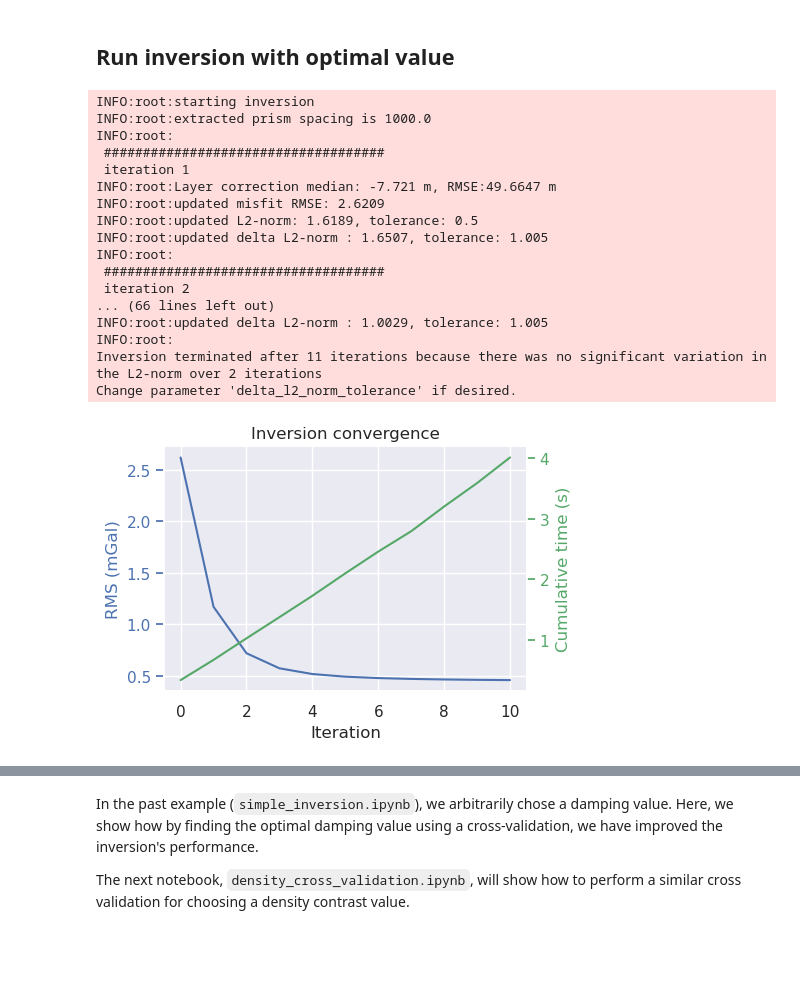
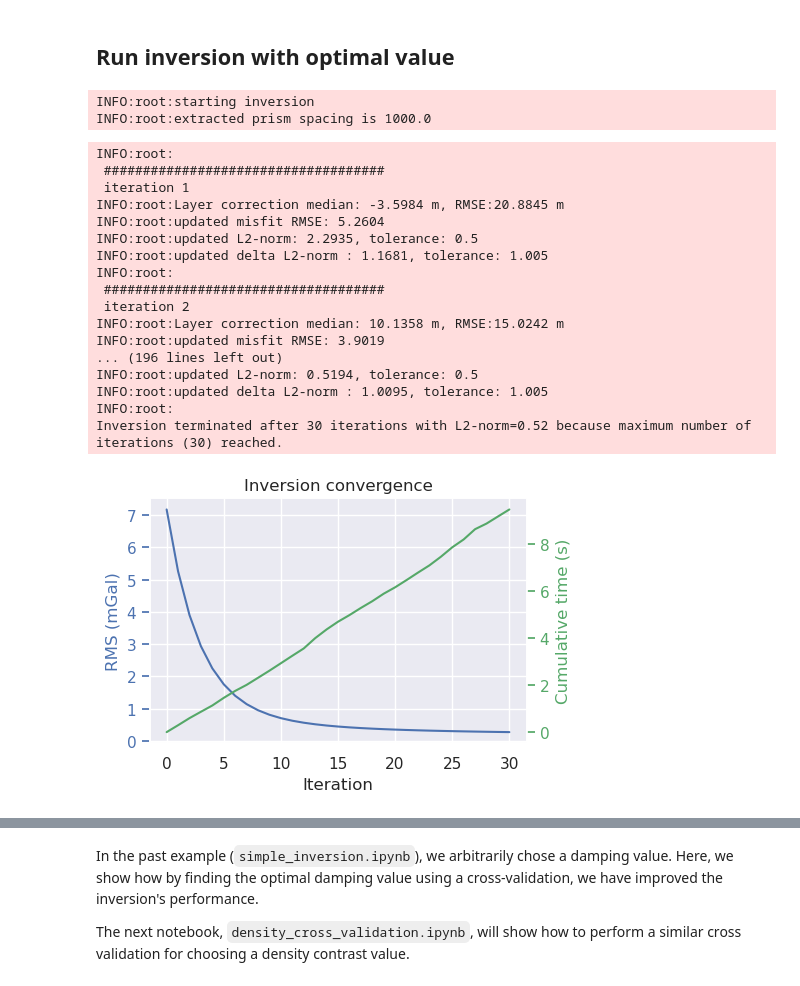
Before and after one commit to mdtanker/invert4geom, a Jupyter notebook: docs/user_guide/damping_cross_validation.ipynb, the cells around one changed output, grey strips where cells are left out. Cells and saved outputs as stored; diff of their text form; code cells hidden in the pictures; blank space fills up the shorter version.

```diff
--- a/docs/user_guide/damping_cross_validation.ipynb
+++ b/docs/user_guide/damping_cross_validation.ipynb
@@ -260,46 +264,48 @@ plotting.plot_cv_scores(
 # %%
 # set Python's logging level
 logger = logging.getLogger()
 logger.setLevel(logging.INFO)
 
 # make new kwargs without solver damping
 new_kwargs = {
     key: value
     for key, value in kwargs.items()
     if key
     not in [
         "solver_damping",
     ]
 }
 
 results = inversion.run_inversion(
-    input_grav=grav_df,
+    input_grav=grav_df[grav_df.test == False],  # noqa: E712, we can exlude the testing data now
     plot_convergence=True,
     solver_damping=best_damping,
     **new_kwargs,
 )
 
 # collect the results
 topo_results, grav_results, parameters, elapsed_time = results
 # %% [output]
 INFO:root:starting inversion
 INFO:root:extracted prism spacing is 1000.0
-INFO:root:
- ####################################
- iteration 1
-INFO:root:Layer correction median: -7.721 m, RMSE:49.6647 m
-INFO:root:updated misfit RMSE: 2.6209
-INFO:root:updated L2-norm: 1.6189, tolerance: 0.5
-INFO:root:updated delta L2-norm : 1.6507, tolerance: 1.005
-INFO:root:
- ####################################
- iteration 2
-... (66 lines left out)
-INFO:root:updated delta L2-norm : 1.0029, tolerance: 1.005
-INFO:root:
-Inversion terminated after 11 iterations because there was no significant variation in the L2-norm over 2 iterations
-Change parameter 'delta_l2_norm_tolerance' if desired.
+INFO:root:
+ ####################################
+ iteration 1
+INFO:root:Layer correction median: -3.5984 m, RMSE:20.8845 m
+INFO:root:updated misfit RMSE: 5.2604
+INFO:root:updated L2-norm: 2.2935, tolerance: 0.5
+INFO:root:updated delta L2-norm : 1.1681, tolerance: 1.005
+INFO:root:
+ ####################################
+ iteration 2
+INFO:root:Layer correction median: 10.1358 m, RMSE:15.0242 m
+INFO:root:updated misfit RMSE: 3.9019
+... (196 lines left out)
+INFO:root:updated L2-norm: 0.5194, tolerance: 0.5
+INFO:root:updated delta L2-norm : 1.0095, tolerance: 1.005
+INFO:root:
+Inversion terminated after 30 iterations with L2-norm=0.52 because maximum number of iterations (30) reached.
-[figure, old version]
+[figure, new version]
 # %%
 plotting.plot_inversion_results(
     grav_results,
```
Also changed, not shown: parts of 14 cells of this notebook, 8 other files.
